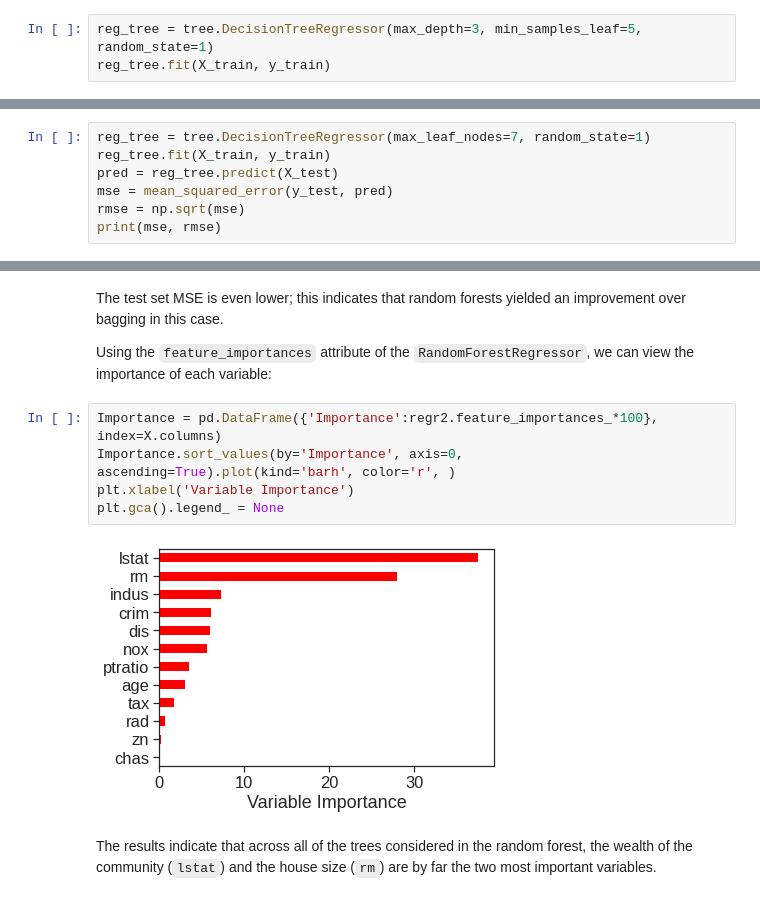
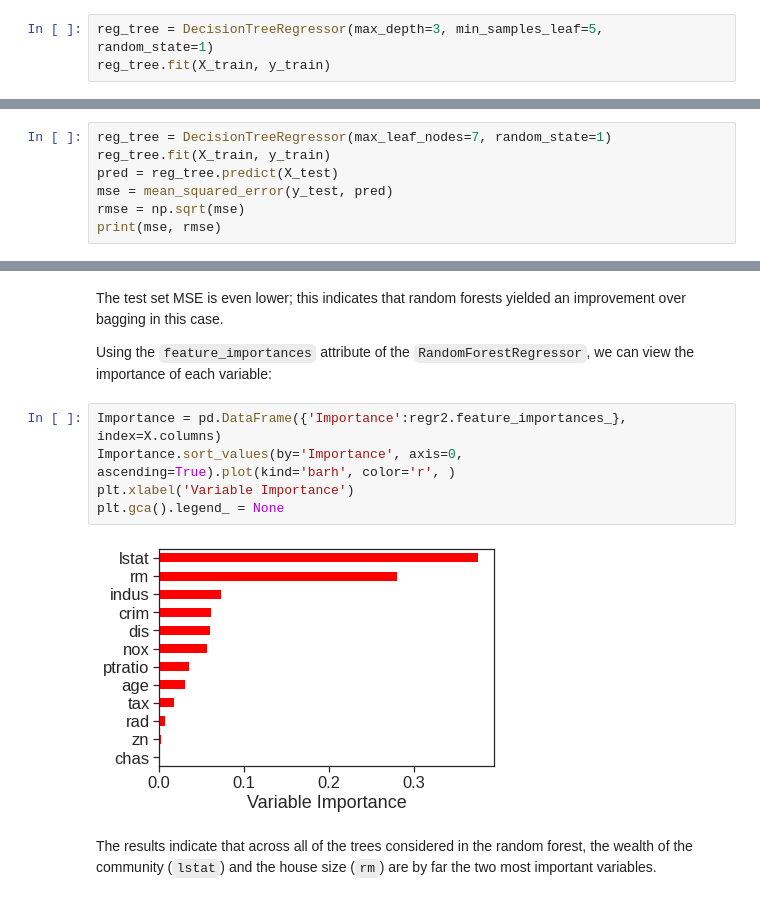
Before and after one commit to phonchi/nsysu-math6084, a Jupyter notebook: static_files/presentations/Chapter_8_Lab.ipynb, the cells around one changed output, grey strips where cells are left out. Cells and saved outputs as stored; diff of their text form.

```diff
--- a/static_files/presentations/Chapter_8_Lab.ipynb
+++ b/static_files/presentations/Chapter_8_Lab.ipynb
@@ -407,7 +427,7 @@ X = Boston.drop('medv', axis=1)
 y = Boston.medv
 X_train, X_test, y_train, y_test = train_test_split(X, y, train_size=0.5, random_state=1)
 # %%
-reg_tree = tree.DecisionTreeRegressor(max_depth=3, min_samples_leaf=5, random_state=1)
+reg_tree = DecisionTreeRegressor(max_depth=3, min_samples_leaf=5, random_state=1)
 reg_tree.fit(X_train, y_train)
 # %% [output]
 DecisionTreeRegressor(max_depth=3, min_samples_leaf=5, random_state=1)
@@ -449,7 +469,7 @@ print("best tree size = ", tree_sizes[np.argmin(MSE_scores)])
 best tree size =  7
 [figure]
 # %%
-reg_tree = tree.DecisionTreeRegressor(max_leaf_nodes=7, random_state=1)
+reg_tree = DecisionTreeRegressor(max_leaf_nodes=7, random_state=1)
 reg_tree.fit(X_train, y_train)
 pred = reg_tree.predict(X_test)
 mse = mean_squared_error(y_test, pred)
@@ -519,12 +539,12 @@ improvement over bagging in this case.
 Using the `feature_importances` attribute of the `RandomForestRegressor`, we can view the importance of each
 variable:
 # %%
-Importance = pd.DataFrame({'Importance':regr2.feature_importances_*100}, index=X.columns)
+Importance = pd.DataFrame({'Importance':regr2.feature_importances_}, index=X.columns)
 Importance.sort_values(by='Importance', axis=0, ascending=True).plot(kind='barh', color='r', )
 plt.xlabel('Variable Importance')
 plt.gca().legend_ = None
 # %% [output]
-[figure, old version]
+[figure, new version]
 # %% [markdown]
 The results indicate that across all of the trees considered in the random forest, the wealth of the community (`lstat`) and the house size (`rm`) are by far the two most important variables.
 # %% [markdown]
```
Also changed, not shown: parts of 23 cells of this notebook, 1 other file.
